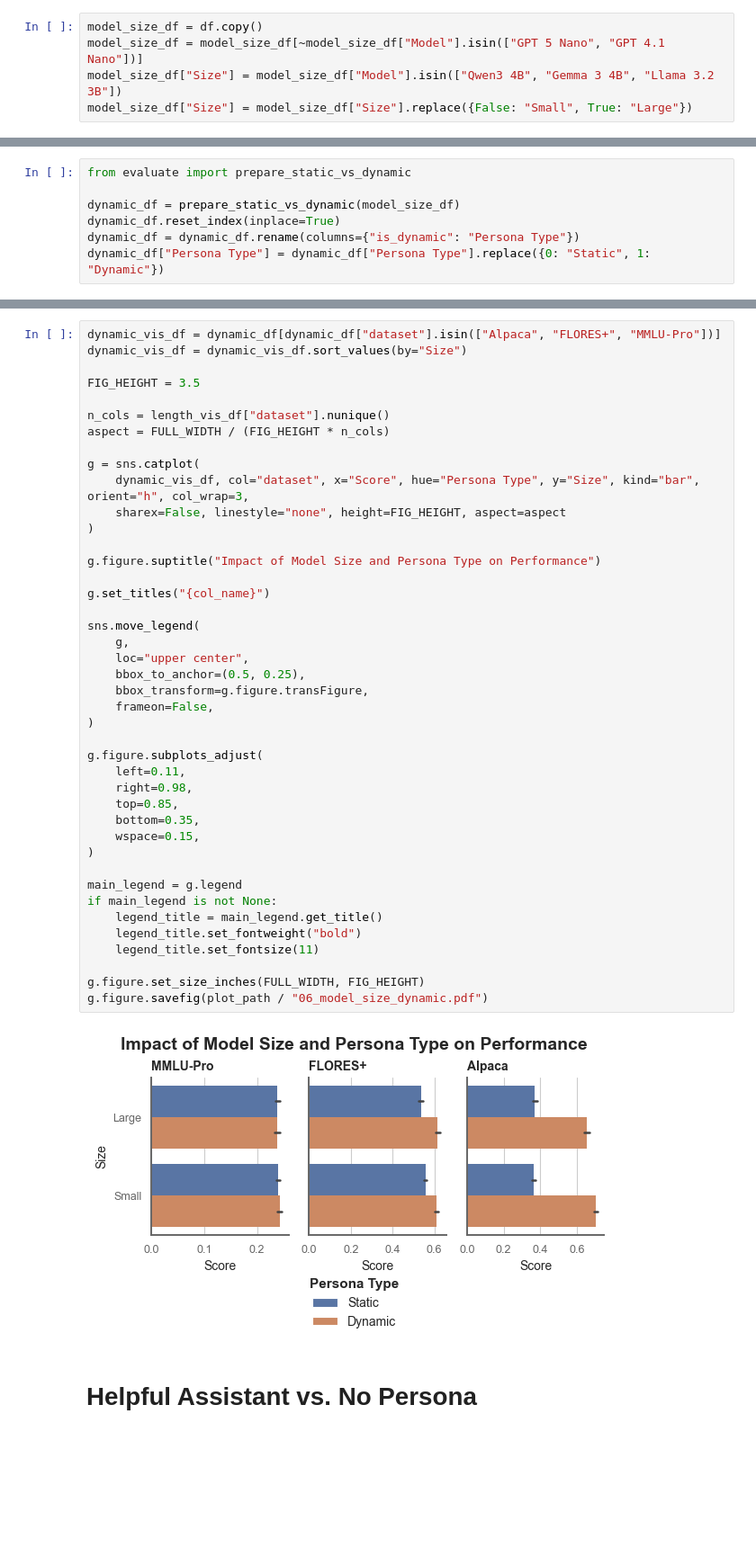
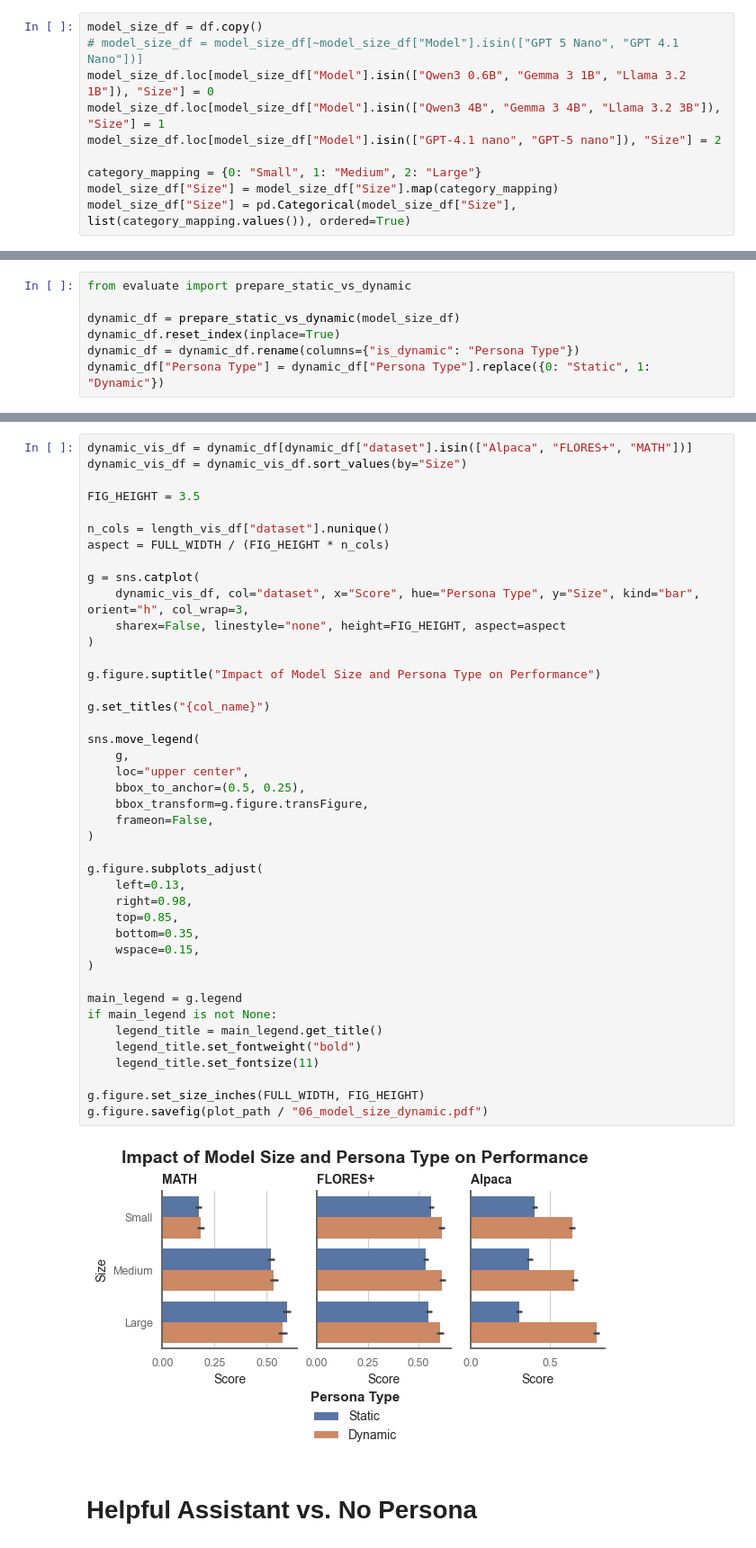
Before and after one commit to nicomu99/master-thesis, a Jupyter notebook: discussion_plots.ipynb, the cells around one changed output, grey strips where cells are left out. Shown at 90% size. Drawn from its saved outputs; the diff is of its cells as text; blank space fills up the shorter version.

```diff
--- a/discussion_plots.ipynb
+++ b/discussion_plots.ipynb
@@ -521,9 +542,14 @@ results_df
 # Model Size
 # %%
 model_size_df = df.copy()
-model_size_df = model_size_df[~model_size_df["Model"].isin(["GPT 5 Nano", "GPT 4.1 Nano"])]
-model_size_df["Size"] = model_size_df["Model"].isin(["Qwen3 4B", "Gemma 3 4B", "Llama 3.2 3B"])
-model_size_df["Size"] = model_size_df["Size"].replace({False: "Small", True: "Large"})
+# model_size_df = model_size_df[~model_size_df["Model"].isin(["GPT 5 Nano", "GPT 4.1 Nano"])]
+model_size_df.loc[model_size_df["Model"].isin(["Qwen3 0.6B", "Gemma 3 1B", "Llama 3.2 1B"]), "Size"] = 0
+model_size_df.loc[model_size_df["Model"].isin(["Qwen3 4B", "Gemma 3 4B", "Llama 3.2 3B"]), "Size"] = 1
+model_size_df.loc[model_size_df["Model"].isin(["GPT-4.1 nano", "GPT-5 nano"]), "Size"] = 2
+
+category_mapping = {0: "Small", 1: "Medium", 2: "Large"}
+model_size_df["Size"] = model_size_df["Size"].map(category_mapping)
+model_size_df["Size"] = pd.Categorical(model_size_df["Size"], list(category_mapping.values()), ordered=True)
 # %%
 base_vis_df = model_size_df[~model_size_df["dataset"].isin(["Alpaca", "Flores"])]
 sns.catplot(base_vis_df, col="dataset", y="persona", kind="bar", x="Score", orient="h", sharex=False, hue="Size")
@@ -693,5 +719,5 @@ sns.catplot(
 # %%
-dynamic_vis_df = dynamic_df[dynamic_df["dataset"].isin(["Alpaca", "FLORES+", "MMLU-Pro"])]
+dynamic_vis_df = dynamic_df[dynamic_df["dataset"].isin(["Alpaca", "FLORES+", "MATH"])]
 dynamic_vis_df = dynamic_vis_df.sort_values(by="Size")
 
 FIG_HEIGHT = 3.5
@@ -705,35 +731,35 @@ g = sns.catplot(
 )
 
 g.figure.suptitle("Impact of Model Size and Persona Type on Performance")
 
 g.set_titles("{col_name}")
 
 sns.move_legend(
     g,
     loc="upper center",
     bbox_to_anchor=(0.5, 0.25),
     bbox_transform=g.figure.transFigure,
     frameon=False,
 )
 
 g.figure.subplots_adjust(
-    left=0.11,
+    left=0.13,
     right=0.98,
     top=0.85,
     bottom=0.35,
     wspace=0.15,
 )
 
 main_legend = g.legend
 if main_legend is not None:
     legend_title = main_legend.get_title()
     legend_title.set_fontweight("bold")
     legend_title.set_fontsize(11)
 
 g.figure.set_size_inches(FULL_WIDTH, FIG_HEIGHT)
 g.figure.savefig(plot_path / "06_model_size_dynamic.pdf")
 # %% [output]
-[figure, old version]
+[figure, new version]
 # %% [markdown]
 # Helpful Assistant vs. No Persona
 # %%
```
Also changed, not shown: parts of 22 cells of this notebook.
